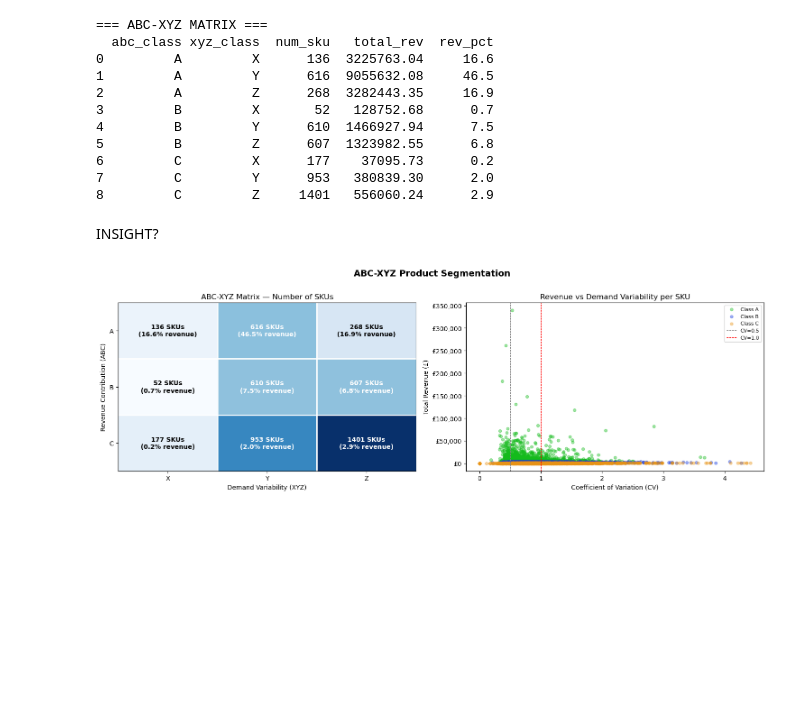
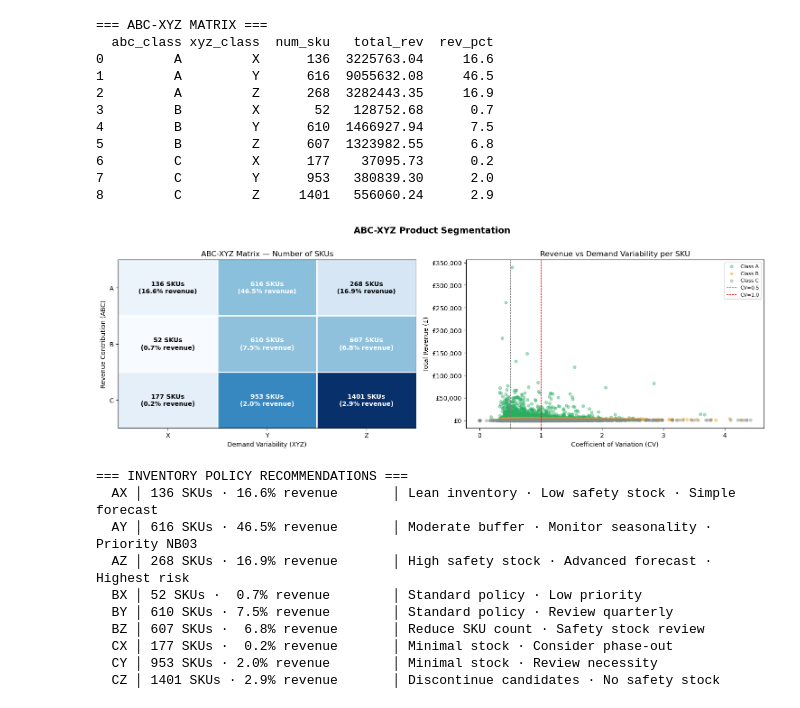
Before and after one commit to h8ngquan-sca/ABC-Analysis-Product-Segmentation, a Jupyter notebook: notebook/ABC Analysis & Product Segmentation.ipynb, the cells around one changed output. Saved outputs shown, nothing was run; the diff lists cells and outputs as text; code cells hidden in the pictures; blank space fills up the shorter version.

```diff
--- a/notebook/ABC Analysis & Product Segmentation.ipynb
+++ b/notebook/ABC Analysis & Product Segmentation.ipynb
@@ -436,8 +554,6 @@ print(abcxyz_matrix)
 6         C         X      177    37095.73      0.2
 7         C         Y      953   380839.30      2.0
 8         C         Z     1401   556060.24      2.9
-# %% [markdown]
-INSIGHT?
 # %%
 # ABC-XYZ HEATMAP MATRIX
 fig, axes = plt.subplots(1, 2, figsize=(15, 5))
@@ -461,33 +577,58 @@ axes[0].tick_params(which="minor", bottom=False, left=False)
 
 for i in range(3):
     for j in range(3):
         val = heatmap_data.values[i, j]
         rev = abcxyz_matrix[(abcxyz_matrix['abc_class']==(['A','B','C'][i]) ) &
                      (abcxyz_matrix['xyz_class']==(['X','Y','Z'][j]))]['rev_pct'].values
         rev_str = f"\n({rev[0]}% revenue)" if len(rev) > 0 else ""
         axes[0].text(j, i, f"{int(val)} SKUs{rev_str}",
                     ha='center', va='center', fontsize=10, fontweight='bold',
                     color='white' if val > 400 else 'black')
 
 # --- Chart 2: Scatter Revenue vs CV ---
-colors = {'A': "#14bb1c", 'B': "#1036df", 'C': "#e99415"}
+colors = {'A': "#27ae60", 'B': "#f39c12", 'C': "#7f8c8d"}
 for abc_class in ['A', 'B', 'C']:
     subset = sku_stats[sku_stats['abc_class'] == abc_class]
     axes[1].scatter(subset['CoV'], subset['total_rev'],
                    alpha=0.4, s=20, label=f'Class {abc_class}',
                    color=colors[abc_class])
 
 axes[1].axvline(x=0.5, color='gray', linestyle='--', linewidth=0.8, label='CV=0.5')
 axes[1].axvline(x=1.0, color='red',  linestyle='--', linewidth=0.8, label='CV=1.0')
 axes[1].set_title('Revenue vs Demand Variability per SKU', fontsize=12)
 axes[1].set_xlabel('Coefficient of Variation (CV)')
 axes[1].set_ylabel('Total Revenue (£)')
 axes[1].yaxis.set_major_formatter(mticker.FuncFormatter(lambda x, _: f'£{x:,.0f}'))
 axes[1].legend(fontsize=8)
 
 plt.suptitle('ABC-XYZ Product Segmentation', fontsize=14, weight = 'bold', y=1.01)
 plt.tight_layout()
-plt.savefig('../outputs/charts/03_ABC-XYZ Product Segmentation', dpi=150, bbox_inches='tight')
+plt.savefig('../outputs/charts/04_ABC-XYZ Product Segmentation', dpi=150, bbox_inches='tight')
 plt.show()
+
+# POLICY TABLE
+print("=== INVENTORY POLICY RECOMMENDATIONS ===")
+policy = {
+    'AX': ('136 SKUs · 16.6% revenue', 'Lean inventory · Low safety stock · Simple forecast'),
+    'AY': ('616 SKUs · 46.5% revenue', 'Moderate buffer · Monitor seasonality · Priority NB03'),
+    'AZ': ('268 SKUs · 16.9% revenue', 'High safety stock · Advanced forecast · Highest risk'),
+    'BX': ( '52 SKUs ·  0.7% revenue', 'Standard policy · Low priority'),
+    'BY': ('610 SKUs · 7.5% revenue', 'Standard policy · Review quarterly'),
+    'BZ': ('607 SKUs ·  6.8% revenue', 'Reduce SKU count · Safety stock review'),
+    'CX': ('177 SKUs ·  0.2% revenue', 'Minimal stock · Consider phase-out'),
+    'CY': ('953 SKUs · 2.0% revenue', 'Minimal stock · Review necessity'),
+    'CZ': ('1401 SKUs · 2.9% revenue', 'Discontinue candidates · No safety stock'),}
+for group, (size, action) in policy.items():
+    print(f"  {group} │ {size:<30} │ {action}")
 # %% [output]
-[figure, old version]
+[figure, new version]
+=== INVENTORY POLICY RECOMMENDATIONS ===
+  AX │ 136 SKUs · 16.6% revenue       │ Lean inventory · Low safety stock · Simple forecast
+  AY │ 616 SKUs · 46.5% revenue       │ Moderate buffer · Monitor seasonality · Priority NB03
+  AZ │ 268 SKUs · 16.9% revenue       │ High safety stock · Advanced forecast · Highest risk
+  BX │ 52 SKUs ·  0.7% revenue        │ Standard policy · Low priority
+  BY │ 610 SKUs · 7.5% revenue        │ Standard policy · Review quarterly
+  BZ │ 607 SKUs ·  6.8% revenue       │ Reduce SKU count · Safety stock review
+  CX │ 177 SKUs ·  0.2% revenue       │ Minimal stock · Consider phase-out
+  CY │ 953 SKUs · 2.0% revenue        │ Minimal stock · Review necessity
+  CZ │ 1401 SKUs · 2.9% revenue       │ Discontinue candidates · No safety stock
```
Also changed, not shown: parts of 14 cells of this notebook.
